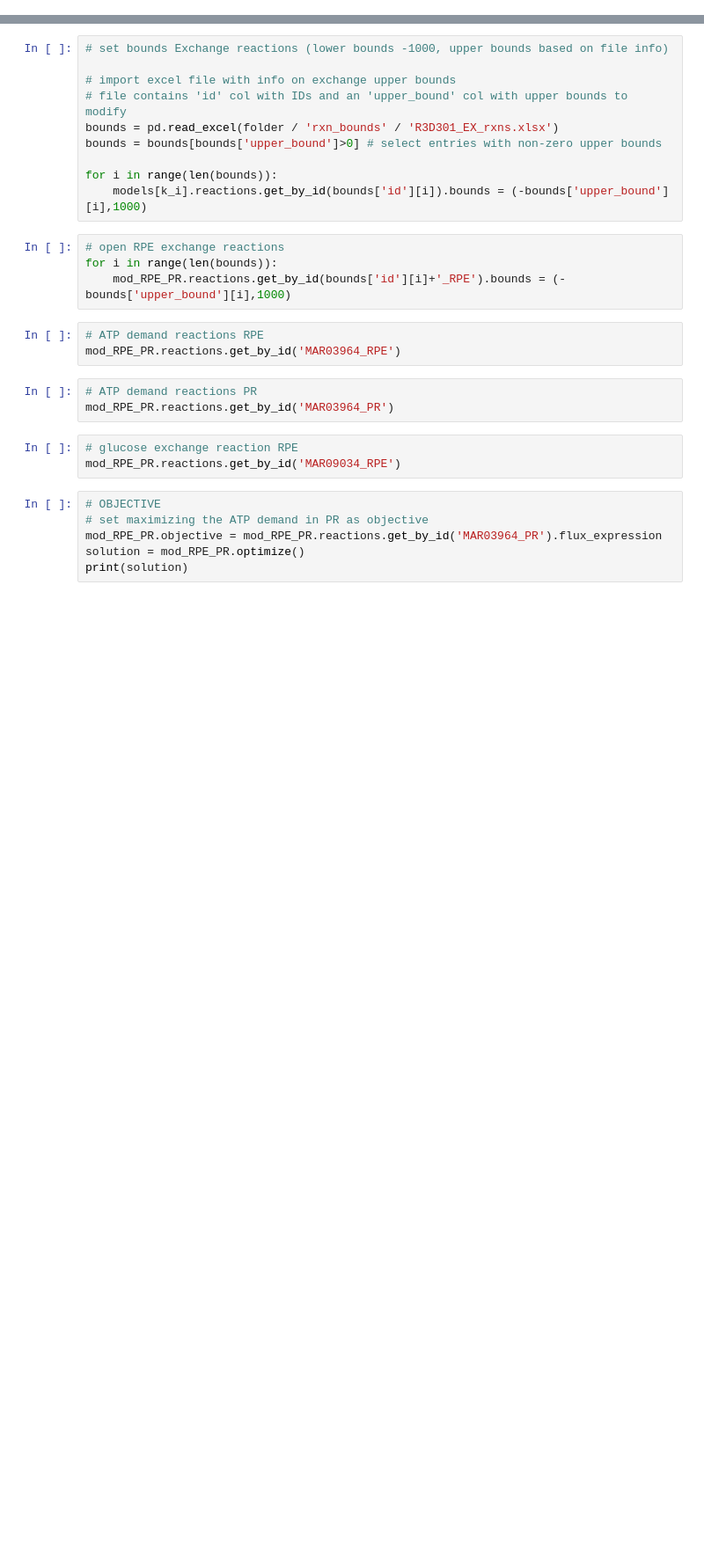
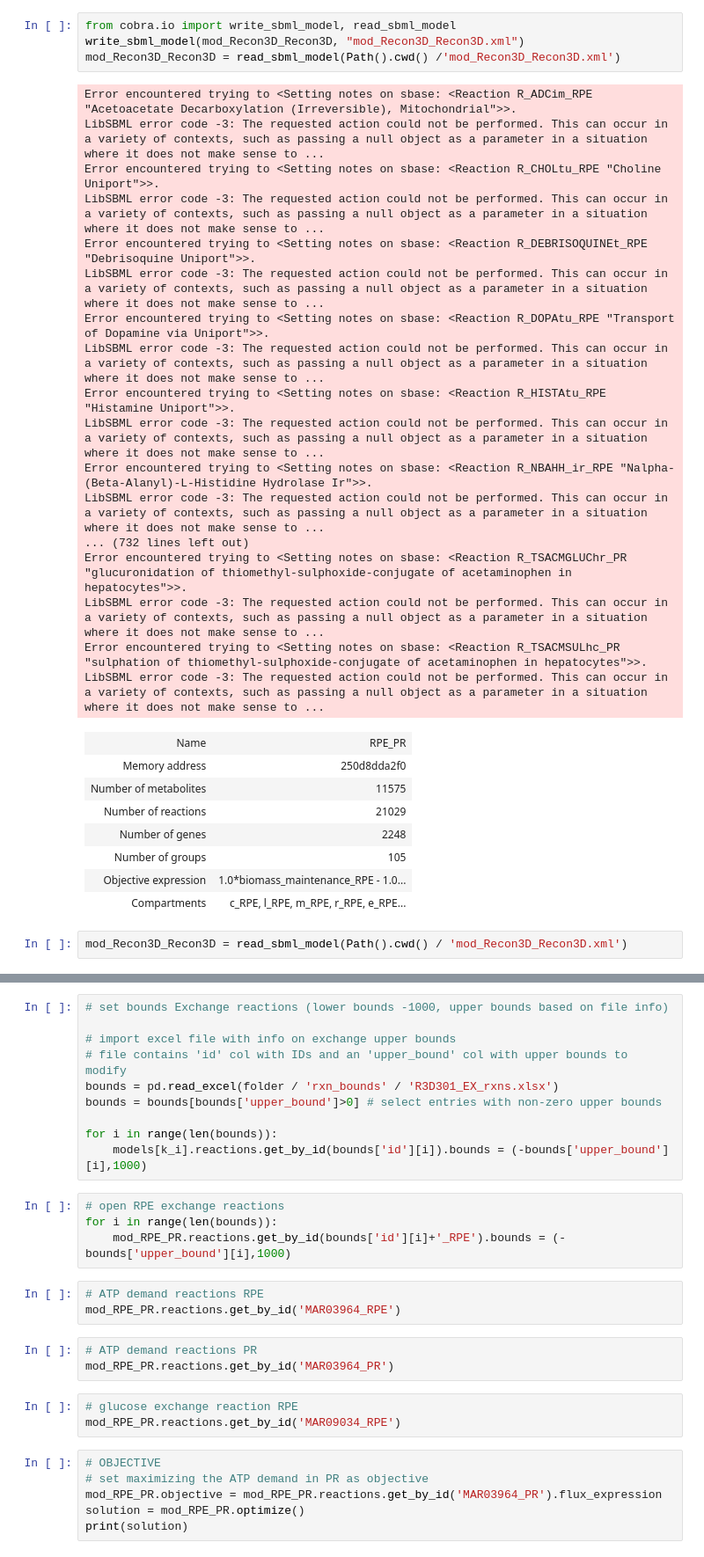
Before and after one commit to stellaprins/Human1_RPE-PR, a Jupyter notebook: RPE-PR.ipynb, the cells around one changed output, grey strips where cells are left out. Shown: that part at 88% size. Cells and saved outputs as stored; diff of their text form; blank space fills up the shorter version.

```diff
--- a/RPE-PR.ipynb
+++ b/RPE-PR.ipynb
@@ -201,0 +228,32 @@ mod_RPE_PR.metabolites.get_by_id('MAM02040e_RPE_PR').compartment
+# %%
+from cobra.io import write_sbml_model, read_sbml_model
+write_sbml_model(mod_Recon3D_Recon3D, "mod_Recon3D_Recon3D.xml")
+mod_Recon3D_Recon3D = read_sbml_model(Path().cwd() /'mod_Recon3D_Recon3D.xml')
+# %% [output]
+Error encountered trying to <Setting notes on sbase: <Reaction R_ADCim_RPE "Acetoacetate Decarboxylation (Irreversible), Mitochondrial">>.
+LibSBML error code -3: The requested action could not be performed. This can occur in a variety of contexts, such as passing a null object as a parameter in a situation where it does not make sense to ...
+Error encountered trying to <Setting notes on sbase: <Reaction R_CHOLtu_RPE "Choline Uniport">>.
+LibSBML error code -3: The requested action could not be performed. This can occur in a variety of contexts, such as passing a null object as a parameter in a situation where it does not make sense to ...
+Error encountered trying to <Setting notes on sbase: <Reaction R_DEBRISOQUINEt_RPE "Debrisoquine Uniport">>.
+LibSBML error code -3: The requested action could not be performed. This can occur in a variety of contexts, such as passing a null object as a parameter in a situation where it does not make sense to ...
+Error encountered trying to <Setting notes on sbase: <Reaction R_DOPAtu_RPE "Transport of Dopamine via Uniport">>.
+LibSBML error code -3: The requested action could not be performed. This can occur in a variety of contexts, such as passing a null object as a parameter in a situation where it does not make sense to ...
+Error encountered trying to <Setting notes on sbase: <Reaction R_HISTAtu_RPE "Histamine Uniport">>.
+LibSBML error code -3: The requested action could not be performed. This can occur in a variety of contexts, such as passing a null object as a parameter in a situation where it does not make sense to ...
+Error encountered trying to <Setting notes on sbase: <Reaction R_NBAHH_ir_RPE "Nalpha- (Beta-Alanyl)-L-Histidine Hydrolase Ir">>.
+LibSBML error code -3: The requested action could not be performed. This can occur in a variety of contexts, such as passing a null object as a parameter in a situation where it does not make sense to ...
+... (732 lines left out)
+Error encountered trying to <Setting notes on sbase: <Reaction R_TSACMGLUChr_PR "glucuronidation of thiomethyl-sulphoxide-conjugate of acetaminophen in hepatocytes">>.
+LibSBML error code -3: The requested action could not be performed. This can occur in a variety of contexts, such as passing a null object as a parameter in a situation where it does not make sense to ...
+Error encountered trying to <Setting notes on sbase: <Reaction R_TSACMSULhc_PR "sulphation of thiomethyl-sulphoxide-conjugate of acetaminophen in hepatocytes">>.
+LibSBML error code -3: The requested action could not be performed. This can occur in a variety of contexts, such as passing a null object as a parameter in a situation where it does not make sense to ...
+| Name | RPE_PR |
+| Memory address | 250d8dda2f0 |
+| Number of metabolites | 11575 |
+| Number of reactions | 21029 |
+| Number of genes | 2248 |
+| Number of groups | 105 |
+| Objective expression | 1.0*biomass_maintenance_RPE - 1.0... |
+| Compartments | c_RPE, l_RPE, m_RPE, r_RPE, e_RPE... |
+# %%
+mod_Recon3D_Recon3D = read_sbml_model(Path().cwd() / 'mod_Recon3D_Recon3D.xml')
```
Also changed, not shown: parts of 25 cells of this notebook, 33 other files.
